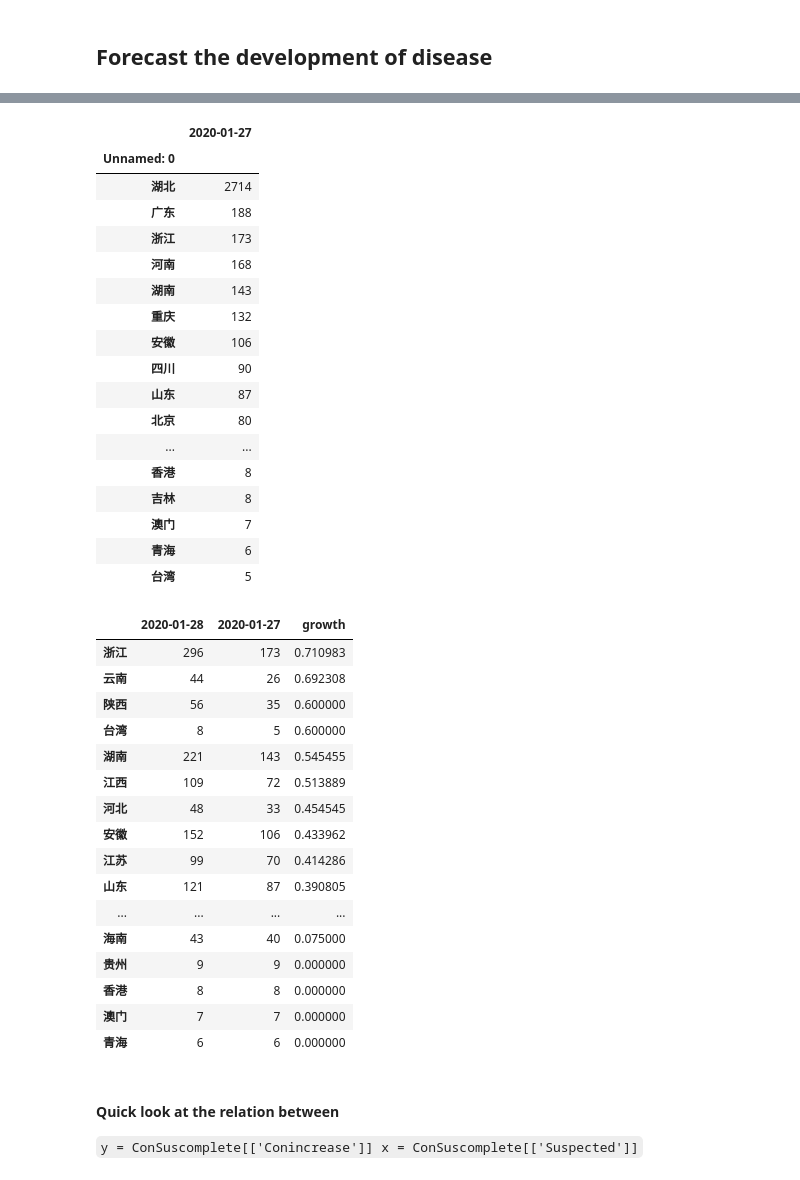
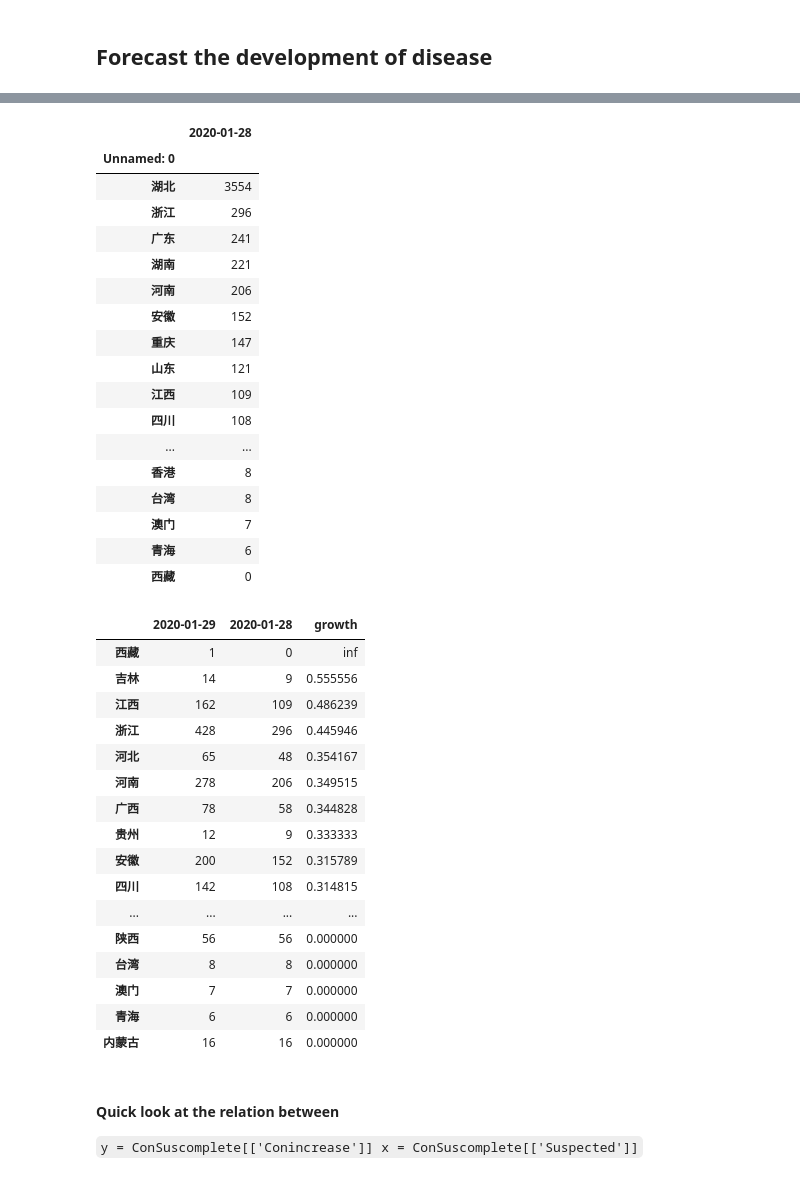
Before and after one commit to Wentworthliu123/Wuhan_forecast, a Jupyter notebook: forecast.ipynb, the cells around one changed output, grey strips where cells are left out. Cells and saved outputs as stored; diff of their text form; code cells hidden in the pictures.

```diff
--- a/forecast.ipynb
+++ b/forecast.ipynb
@@ -267,48 +297,48 @@ strong multicollinearity or other numerical problems.
 # %%
-yesterday = pd.read_csv('provincial output\province_update_2020-01-27.csv')
+yesterday = pd.read_csv('provincial output\province_update_2020-01-28.csv')
 yesterday.set_index('Unnamed: 0', inplace = True)
 yesterday
 # %% [output]
-|  | 2020-01-27 |
+|  | 2020-01-28 |
 | Unnamed: 0 |  |
-| 湖北 | 2714 |
-| 广东 | 188 |
-| 浙江 | 173 |
-| 河南 | 168 |
-| 湖南 | 143 |
-| 重庆 | 132 |
-| 安徽 | 106 |
-| 四川 | 90 |
-| 山东 | 87 |
-| 北京 | 80 |
+| 湖北 | 3554 |
+| 浙江 | 296 |
+| 广东 | 241 |
+| 湖南 | 221 |
+| 河南 | 206 |
+| 安徽 | 152 |
+| 重庆 | 147 |
+| 山东 | 121 |
+| 江西 | 109 |
+| 四川 | 108 |
 | ... | ... |
 | 香港 | 8 |
-| 吉林 | 8 |
+| 台湾 | 8 |
 | 澳门 | 7 |
 | 青海 | 6 |
-| 台湾 | 5 |
+| 西藏 | 0 |
 # %%
 pro_merged = daily_update.merge(yesterday, how="inner", left_index=True, right_index=True)
-pro_merged['growth']=(pro_merged['2020-01-28']-pro_merged['2020-01-27'])/pro_merged['2020-01-27']
+pro_merged['growth']=(pro_merged['2020-01-29']-pro_merged['2020-01-28'])/pro_merged['2020-01-28']
 pro_merged.sort_values(by=['growth'],ascending=False)
 # %% [output]
-|  | 2020-01-28 | 2020-01-27 | growth |
-| 浙江 | 296 | 173 | 0.710983 |
-| 云南 | 44 | 26 | 0.692308 |
-| 陕西 | 56 | 35 | 0.600000 |
-| 台湾 | 8 | 5 | 0.600000 |
-| 湖南 | 221 | 143 | 0.545455 |
-| 江西 | 109 | 72 | 0.513889 |
-| 河北 | 48 | 33 | 0.454545 |
-| 安徽 | 152 | 106 | 0.433962 |
-| 江苏 | 99 | 70 | 0.414286 |
-| 山东 | 121 | 87 | 0.390805 |
+|  | 2020-01-29 | 2020-01-28 | growth |
+| 西藏 | 1 | 0 | inf |
+| 吉林 | 14 | 9 | 0.555556 |
+| 江西 | 162 | 109 | 0.486239 |
+| 浙江 | 428 | 296 | 0.445946 |
+| 河北 | 65 | 48 | 0.354167 |
+| 河南 | 278 | 206 | 0.349515 |
+| 广西 | 78 | 58 | 0.344828 |
+| 贵州 | 12 | 9 | 0.333333 |
+| 安徽 | 200 | 152 | 0.315789 |
+| 四川 | 142 | 108 | 0.314815 |
 | ... | ... | ... | ... |
-| 海南 | 43 | 40 | 0.075000 |
-| 贵州 | 9 | 9 | 0.000000 |
-| 香港 | 8 | 8 | 0.000000 |
+| 陕西 | 56 | 56 | 0.000000 |
+| 台湾 | 8 | 8 | 0.000000 |
 | 澳门 | 7 | 7 | 0.000000 |
 | 青海 | 6 | 6 | 0.000000 |
+| 内蒙古 | 16 | 16 | 0.000000 |
 # %% [markdown]
 #### Quick look at the relation between
 ` y = ConSuscomplete[['Conincrease']]
```
Also changed, not shown: parts of 3 cells of this notebook.
